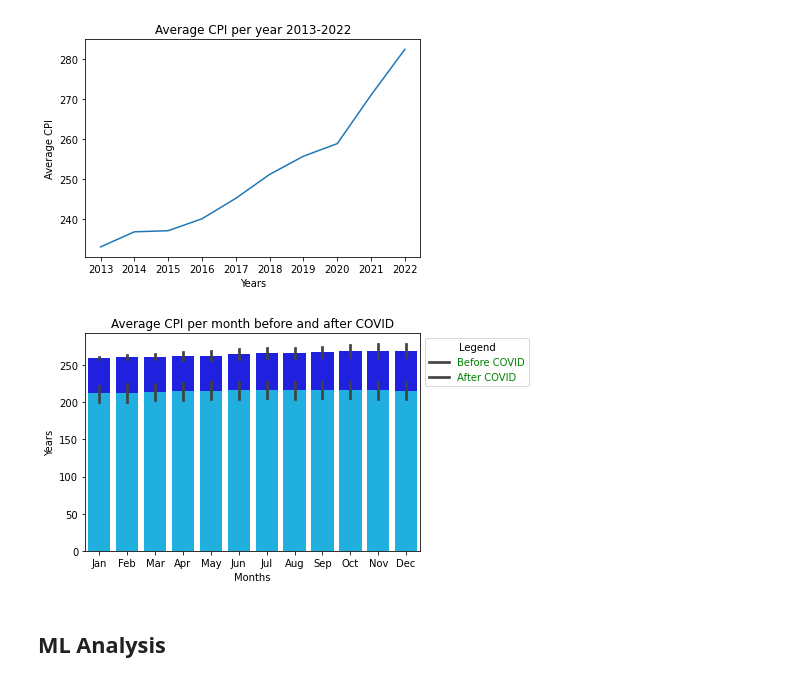
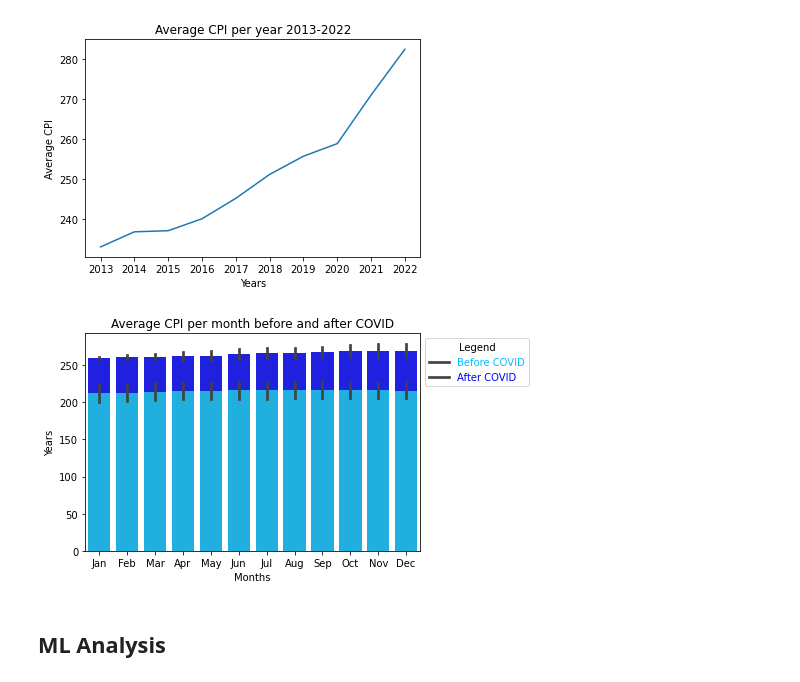
Before and after one commit to shahkaran53527/CPI-Data-Analysis, a Jupyter notebook: progress_report.ipynb, the cells around one changed output. Saved outputs shown, nothing was run; the diff lists cells and outputs as text; code cells hidden in the pictures.

Commit message:
Updated EDA and Added a Visualization

```diff
--- a/progress_report.ipynb
+++ b/progress_report.ipynb
@@ -98,15 +98,15 @@ a.set(xlabel="Years", ylabel="Average CPI", title='Average CPI per year 2013-202
 # %%
 # Stacked bar graph showing difference from before and after COVID
 pl = sns.barplot(data = covid_yrs, color="Blue")
 pl = sns.barplot(data = pre_covid_yrs, color="deepskyblue")
 pl.set(title='Average CPI per month before and after COVID')
 pl.set(xlabel="Months", ylabel="Years")
 leg = pl.legend(labels=["Before COVID","After COVID"], title = "Legend", loc = 2, bbox_to_anchor = (1,1))
-text = leg.get_texts():
+text = leg.get_texts()
 text[0].set_color("deepskyblue")
-text[0].set_color("Blue")
+text[1].set_color("Blue")
 # %% [output]
-[figure, old version]
+[figure, new version]
 # %% [markdown]
 ## ML Analysis
 # %%
```
Also changed, not shown: parts of 1 cell of this notebook.
